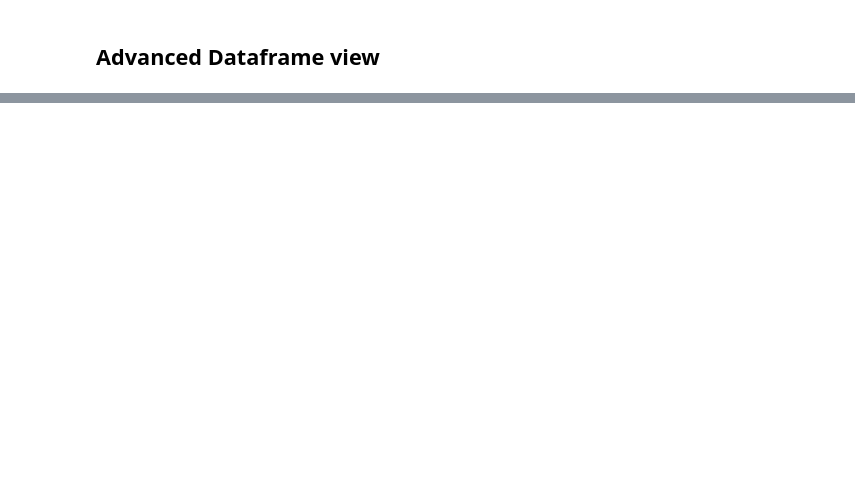
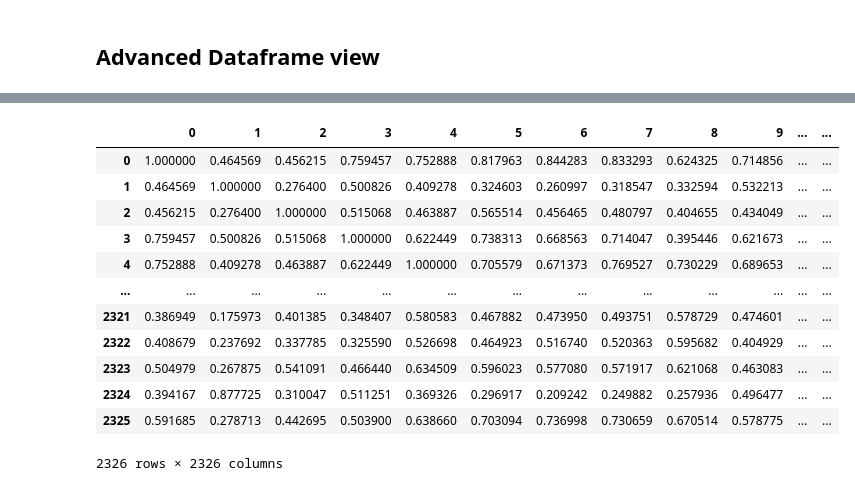
Before and after one commit to hfock/uu-recommendation-systems, a Jupyter notebook: src/data-processing/data-processing.ipynb, the cells around one changed output, grey strips where cells are left out. Drawn from its saved outputs; the diff is of its cells as text; code cells hidden in the pictures; blank space fills up the shorter version.

```diff
--- a/src/data-processing/data-processing.ipynb
+++ b/src/data-processing/data-processing.ipynb
@@ -264,2 +350,18 @@ df_adv
 # %%
-df_adv.to_csv('../data/BBC/bbc_data_adv.csv', sep=';')
+df_cos = pd.read_csv('./../data/BBC/cosine_similarity.csv', sep=';', index_col=0)
+# %%
+df_cos
+# %% [output]
+|  | 0 | 1 | 2 | 3 | 4 | 5 | 6 | 7 | 8 | 9 | ... | ... |
+| 0 | 1.000000 | 0.464569 | 0.456215 | 0.759457 | 0.752888 | 0.817963 | 0.844283 | 0.833293 | 0.624325 | 0.714856 | ... | ... |
+| 1 | 0.464569 | 1.000000 | 0.276400 | 0.500826 | 0.409278 | 0.324603 | 0.260997 | 0.318547 | 0.332594 | 0.532213 | ... | ... |
+| 2 | 0.456215 | 0.276400 | 1.000000 | 0.515068 | 0.463887 | 0.565514 | 0.456465 | 0.480797 | 0.404655 | 0.434049 | ... | ... |
+| 3 | 0.759457 | 0.500826 | 0.515068 | 1.000000 | 0.622449 | 0.738313 | 0.668563 | 0.714047 | 0.395446 | 0.621673 | ... | ... |
+| 4 | 0.752888 | 0.409278 | 0.463887 | 0.622449 | 1.000000 | 0.705579 | 0.671373 | 0.769527 | 0.730229 | 0.689653 | ... | ... |
+| ... | ... | ... | ... | ... | ... | ... | ... | ... | ... | ... | ... | ... |
+| 2321 | 0.386949 | 0.175973 | 0.401385 | 0.348407 | 0.580583 | 0.467882 | 0.473950 | 0.493751 | 0.578729 | 0.474601 | ... | ... |
+| 2322 | 0.408679 | 0.237692 | 0.337785 | 0.325590 | 0.526698 | 0.464923 | 0.516740 | 0.520363 | 0.595682 | 0.404929 | ... | ... |
+| 2323 | 0.504979 | 0.267875 | 0.541091 | 0.466440 | 0.634509 | 0.596023 | 0.577080 | 0.571917 | 0.621068 | 0.463083 | ... | ... |
+| 2324 | 0.394167 | 0.877725 | 0.310047 | 0.511251 | 0.369326 | 0.296917 | 0.209242 | 0.249882 | 0.257936 | 0.496477 | ... | ... |
+| 2325 | 0.591685 | 0.278713 | 0.442695 | 0.503900 | 0.638660 | 0.703094 | 0.736998 | 0.730659 | 0.670514 | 0.578775 | ... | ... |
+2326 rows × 2326 columns
```
Also changed, not shown: parts of 30 cells of this notebook, 1 other file.
